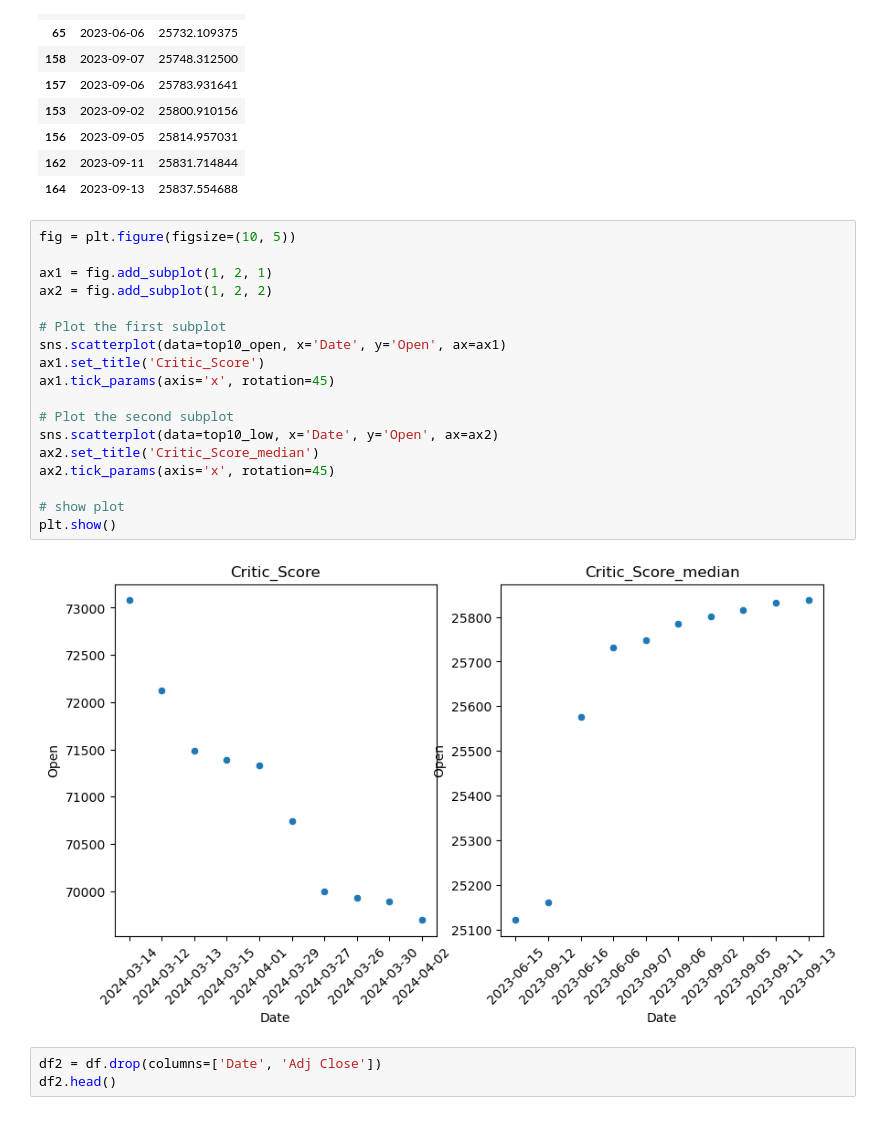
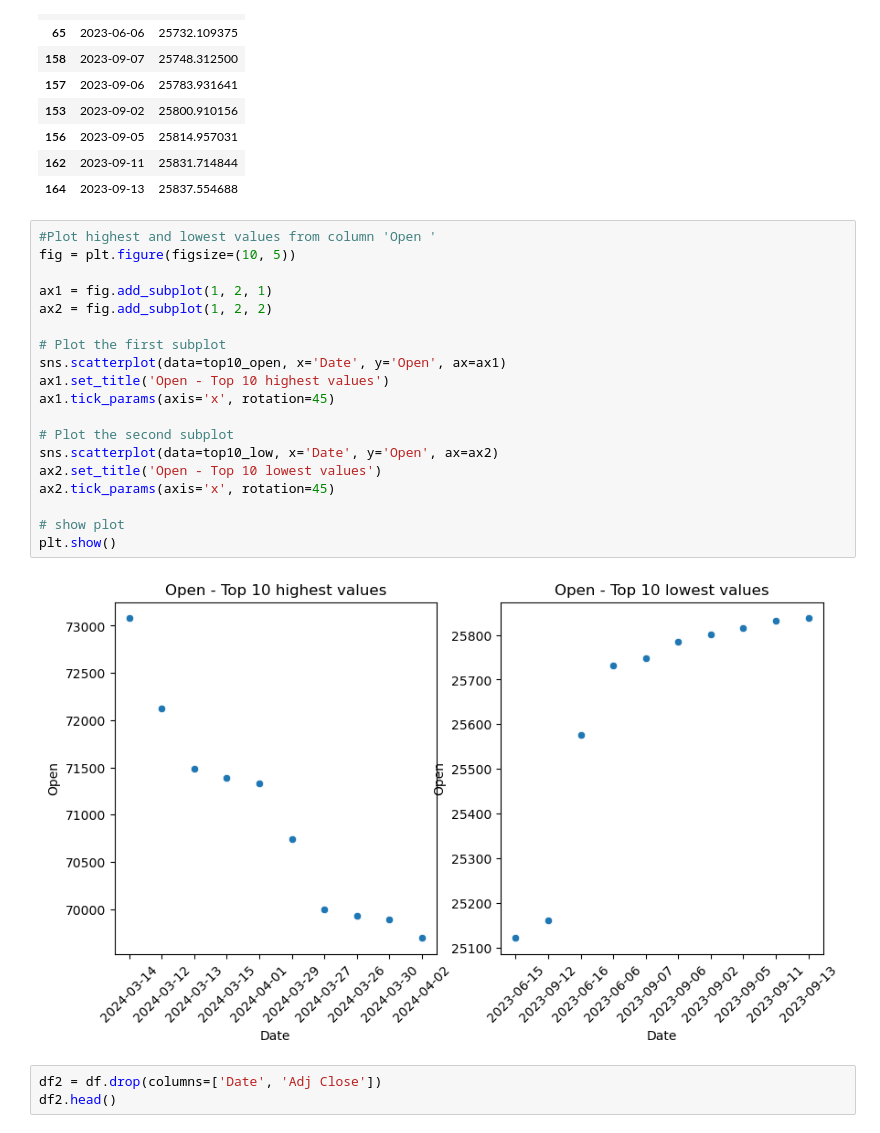
Before and after one commit to TatiHelena/ML_for_Business, a Jupyter notebook: TatianeHAlves_HDFT_MLforBusiness_CA1_24.ipynb, the cells around one changed output. Saved outputs shown, nothing was run; the diff lists cells and outputs as text.

```diff
--- a/TatianeHAlves_HDFT_MLforBusiness_CA1_24.ipynb
+++ b/TatianeHAlves_HDFT_MLforBusiness_CA1_24.ipynb
@@ -174,25 +190,26 @@ top10_low[['Date', 'Open']].head(10)
 | 162 | 2023-09-11 | 25831.714844 |
 | 164 | 2023-09-13 | 25837.554688 |
 # %%
+#Plot highest and lowest values from column 'Open '
 fig = plt.figure(figsize=(10, 5))
 
 ax1 = fig.add_subplot(1, 2, 1)
 ax2 = fig.add_subplot(1, 2, 2)
 
 # Plot the first subplot
 sns.scatterplot(data=top10_open, x='Date', y='Open', ax=ax1)
-ax1.set_title('Critic_Score')
+ax1.set_title('Open - Top 10 highest values')
 ax1.tick_params(axis='x', rotation=45)
 
 # Plot the second subplot
 sns.scatterplot(data=top10_low, x='Date', y='Open', ax=ax2)
-ax2.set_title('Critic_Score_median')
+ax2.set_title('Open - Top 10 lowest values')
 ax2.tick_params(axis='x', rotation=45)
 
 # show plot
 plt.show()
 # %% [output]
-[figure, old version]
+[figure, new version]
 # %%
 df2 = df.drop(columns=['Date', 'Adj Close'])
 df2.head()
```
Also changed, not shown: parts of 44 cells of this notebook.
